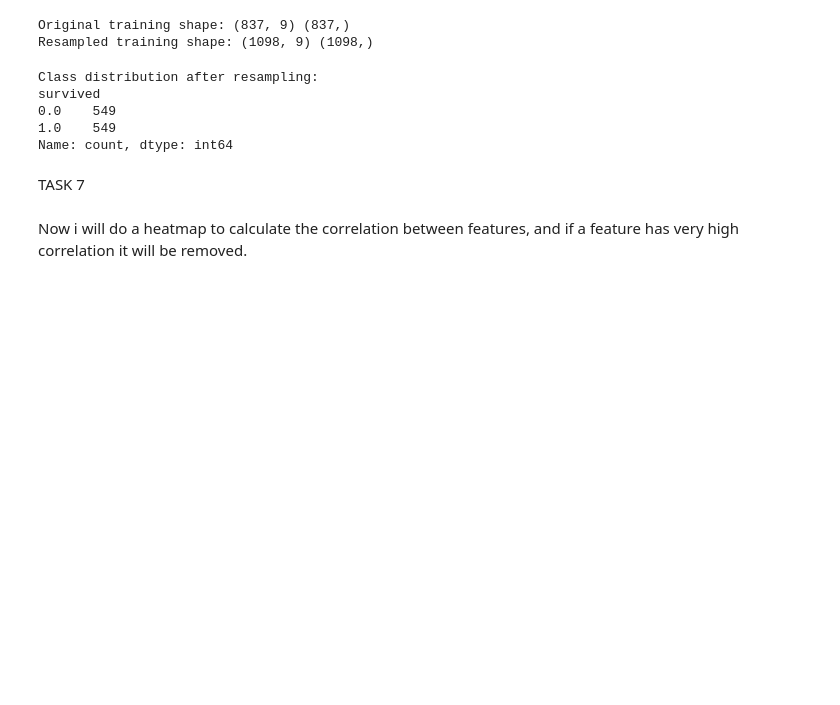
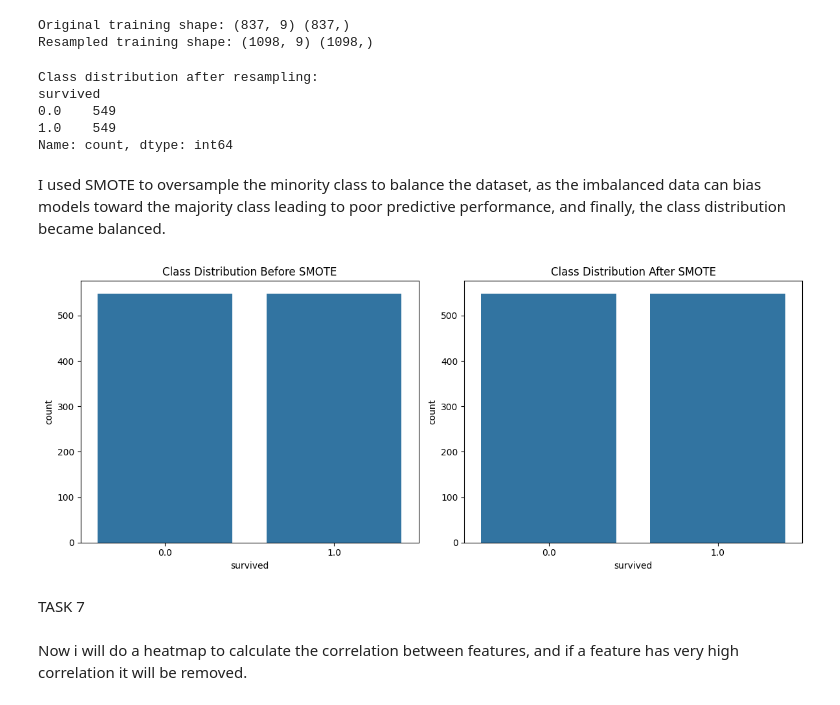
Before and after one commit to FaisalJunblatt/ML-Assignment1, a Jupyter notebook: newassignment1_faisal.ipynb, the cells around one changed output. Cells and saved outputs as stored; diff of their text form; code cells hidden in the pictures; blank space fills up the shorter version.

```diff
--- a/newassignment1_faisal.ipynb
+++ b/newassignment1_faisal.ipynb
@@ -454,6 +483,19 @@ survived
 0.0    549
 1.0    549
 Name: count, dtype: int64
+# %% [markdown]
+I used SMOTE to oversample the minority class to balance the dataset, as the imbalanced data can bias models toward the majority class leading to poor predictive performance, and finally, the class distribution became balanced.
+# %%
+fig, axes = plt.subplots(1, 2, figsize=(12, 5))
+sns.countplot(x=Y_train, ax=axes[0])
+axes[0].set_title("Class Distribution Before SMOTE")
+sns.countplot(x=Y_train_resampled, ax=axes[1])
+axes[1].set_title("Class Distribution After SMOTE")
+
+plt.tight_layout()
+plt.show()
+# %% [output]
+[figure, added]
 # %% [markdown]
 TASK 7
 # %% [markdown]
```
Also changed, not shown: parts of 5 cells of this notebook.
